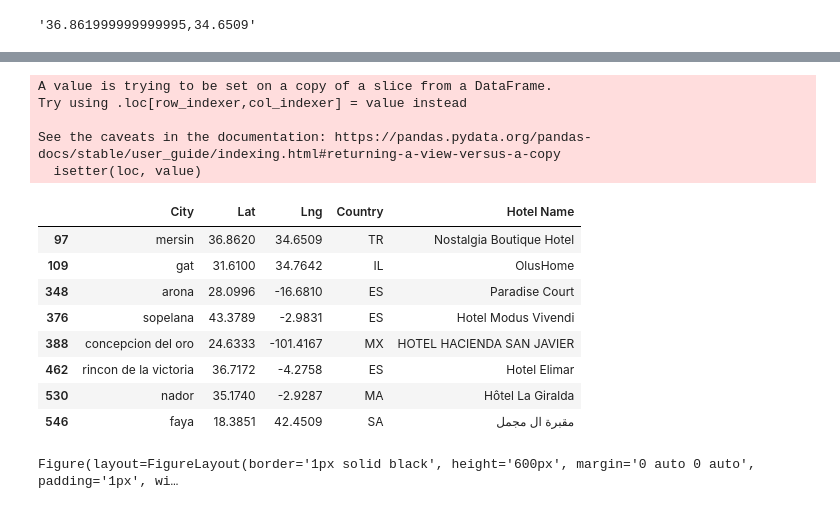
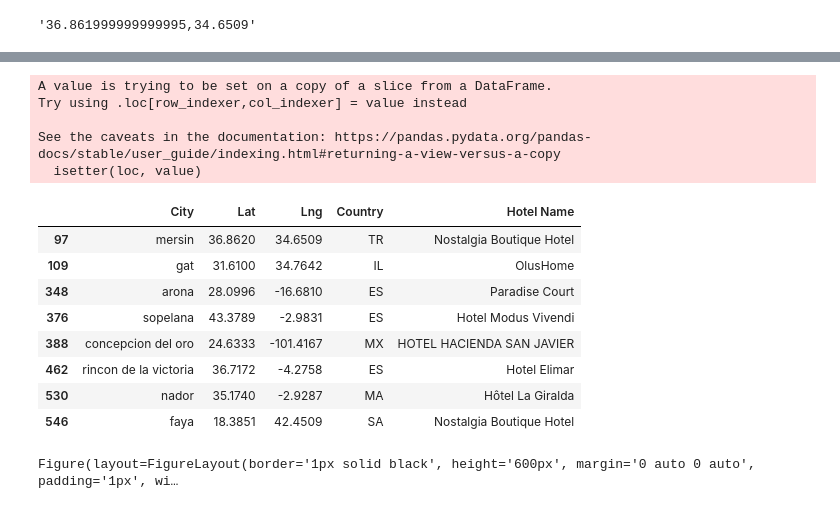
Before and after one commit to ellismok/API-Challenge, a Jupyter notebook: VacationPy.ipynb, the cells around one changed output, grey strips where cells are left out. Cells and saved outputs as stored; diff of their text form; code cells hidden in the pictures.

```diff
--- a/VacationPy.ipynb
+++ b/VacationPy.ipynb
@@ -205,45 +205,39 @@ The hotel API responed with: {
 }.
 # %%
 # Use the for loop to collect the hotel names and plug it into the data frame
-# Iterate through
-for index, row in hotel_df.iterrows():
+for i, r in hotel_df.iterrows(): # .iterrows() function loops over the hotel_df's rows as (index, Series) pairs.
     # get lat, lng from df
-    lat = row["Lat"]
+    lat = row["Lat"] #
     lng = row["Lng"]
 
-    params["location"] = f"{lat},{lng}"
-
-    # Use the search term: "Hotel" and our lat/lng
-    base_url = "https://maps.googleapis.com/maps/api/place/nearbysearch/json"
-
     # make request and print url
-    name_address = requests.get(base_url, params=params)
+    hotel_response = requests.get(base_url, params=params)
 
     # convert to json
-    name_address = name_address.json()
+    hotel_json = hotel_response.json()
 
     # Grab the first hotel from the results and store the name
     try:
-        hotel_df.loc[index, "Hotel Name"] = name_address["results"][0]["name"]
+        hotel_df.loc[index, "Hotel Name"] = hotel_json["results"][0]["name"]
     except (KeyError, IndexError):
         print("Missing field/result... skipping.")
 
 hotel_df
 # %% [output]
 A value is trying to be set on a copy of a slice from a DataFrame.
 Try using .loc[row_indexer,col_indexer] = value instead
 
 See the caveats in the documentation: https://pandas.pydata.org/pandas-docs/stable/user_guide/indexing.html#returning-a-view-versus-a-copy
   isetter(loc, value)
 |  | City | Lat | Lng | Country | Hotel Name |
 | 97 | mersin | 36.8620 | 34.6509 | TR | Nostalgia Boutique Hotel |
 | 109 | gat | 31.6100 | 34.7642 | IL | OlusHome |
 | 348 | arona | 28.0996 | -16.6810 | ES | Paradise Court |
 | 376 | sopelana | 43.3789 | -2.9831 | ES | Hotel Modus Vivendi |
 | 388 | concepcion del oro | 24.6333 | -101.4167 | MX | HOTEL HACIENDA SAN JAVIER |
 | 462 | rincon de la victoria | 36.7172 | -4.2758 | ES | Hotel Elimar |
 | 530 | nador | 35.1740 | -2.9287 | MA | Hôtel La Giralda |
-| 546 | faya | 18.3851 | 42.4509 | SA | مقبرة ال مجمل |
+| 546 | faya | 18.3851 | 42.4509 | SA | Nostalgia Boutique Hotel |
 # %%
 # NOTE: Do not change any of the code in this cell
 
```
Also changed, not shown: parts of 2 cells of this notebook.
